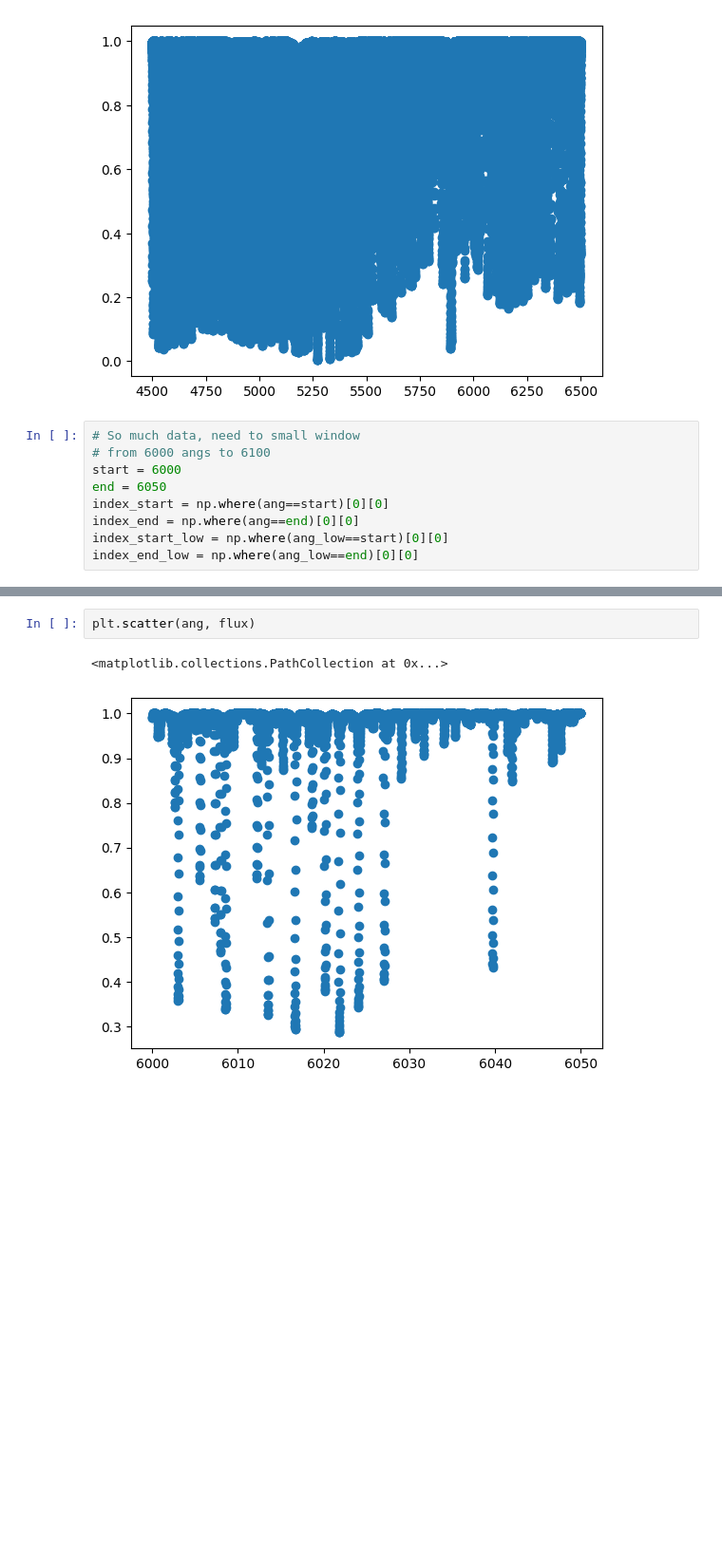
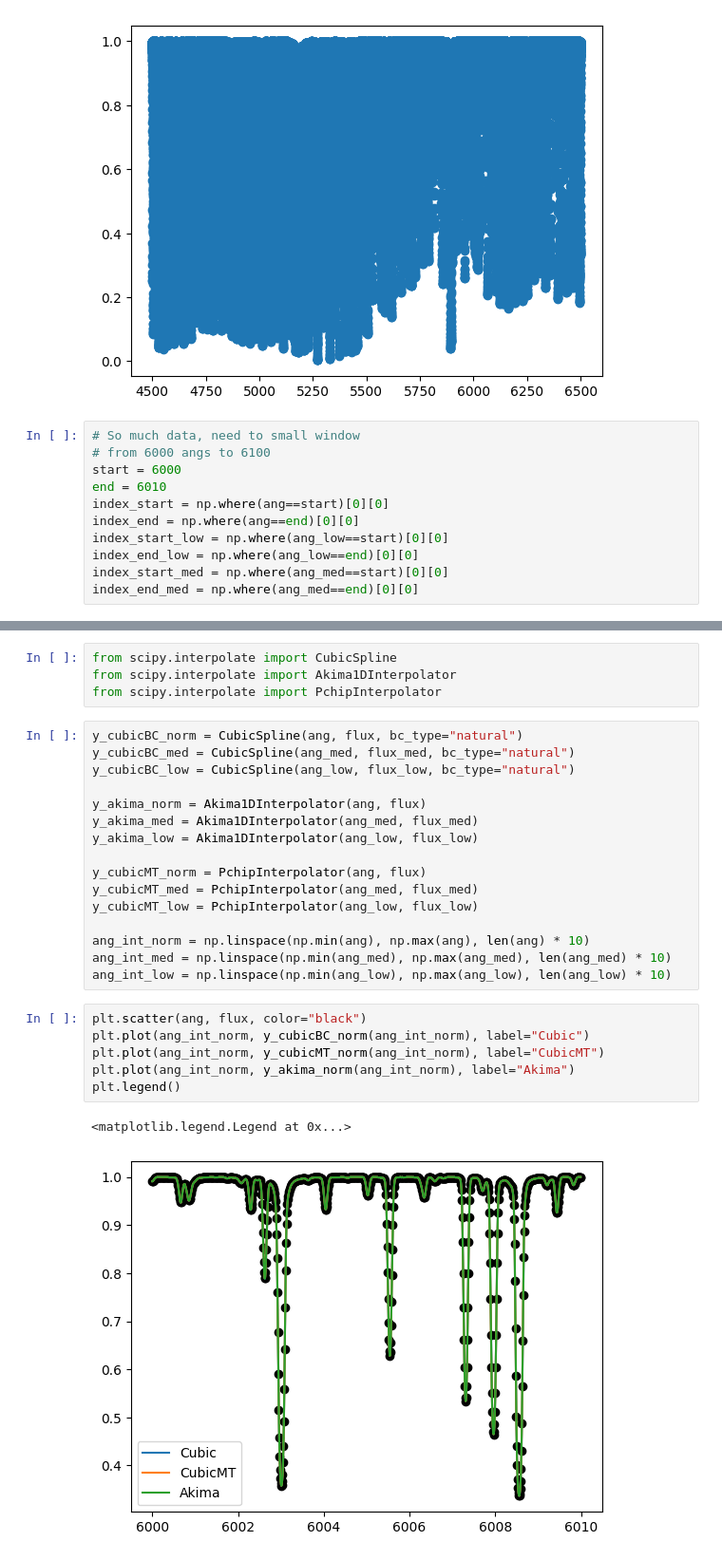
Before and after one commit to zhukgleb/synth_spectrum, a Jupyter notebook: Spine_spectrum.ipynb, the cells around one changed output, grey strips where cells are left out. Shown at 95% size. Saved outputs shown, nothing was run; the diff lists cells and outputs as text; blank space fills up the shorter version.

Commit message:
feat: spline interpolation of three curves

```diff
--- a/Spine_spectrum.ipynb
+++ b/Spine_spectrum.ipynb
@@ -25,8 +27,10 @@ plt.scatter(ang, flux)
 # So much data, need to small window
 # from 6000 angs to 6100
 start = 6000
-end = 6050
+end = 6010
 index_start = np.where(ang==start)[0][0]
 index_end = np.where(ang==end)[0][0]
 index_start_low = np.where(ang_low==start)[0][0]
 index_end_low = np.where(ang_low==end)[0][0]
+index_start_med = np.where(ang_med==start)[0][0]
+index_end_med = np.where(ang_med==end)[0][0]
@@ -44,5 +54,29 @@ flux_low = flux_low[index_start_low:index_end_low]
+# %%
+from scipy.interpolate import CubicSpline
+from scipy.interpolate import Akima1DInterpolator
+from scipy.interpolate import PchipInterpolator
+# %%
+y_cubicBC_norm = CubicSpline(ang, flux, bc_type="natural")
+y_cubicBC_med = CubicSpline(ang_med, flux_med, bc_type="natural")
+y_cubicBC_low = CubicSpline(ang_low, flux_low, bc_type="natural")
+
+y_akima_norm = Akima1DInterpolator(ang, flux)
+y_akima_med = Akima1DInterpolator(ang_med, flux_med)
+y_akima_low = Akima1DInterpolator(ang_low, flux_low)
+
+y_cubicMT_norm = PchipInterpolator(ang, flux)
+y_cubicMT_med = PchipInterpolator(ang_med, flux_med)
+y_cubicMT_low = PchipInterpolator(ang_low, flux_low)
+
+ang_int_norm = np.linspace(np.min(ang), np.max(ang), len(ang) * 10)
+ang_int_med = np.linspace(np.min(ang_med), np.max(ang_med), len(ang_med) * 10)
+ang_int_low = np.linspace(np.min(ang_low), np.max(ang_low), len(ang_low) * 10)
 # %%
-plt.scatter(ang, flux)
+plt.scatter(ang, flux, color="black")
+plt.plot(ang_int_norm, y_cubicBC_norm(ang_int_norm), label="Cubic")
+plt.plot(ang_int_norm, y_cubicMT_norm(ang_int_norm), label="CubicMT")
+plt.plot(ang_int_norm, y_akima_norm(ang_int_norm), label="Akima")
+plt.legend()
 # %% [output]
-<matplotlib.collections.PathCollection at 0x...>
+<matplotlib.legend.Legend at 0x...>
-[figure, old version]
+[figure, new version]
```
Also changed, not shown: parts of 6 cells of this notebook, 3 other files.
